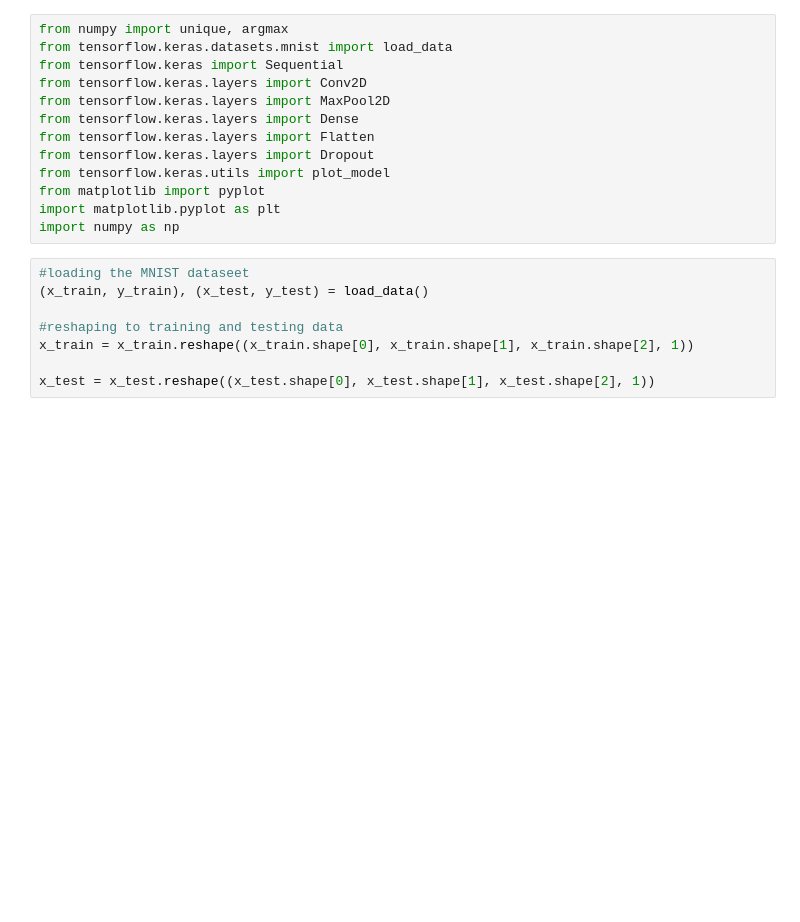
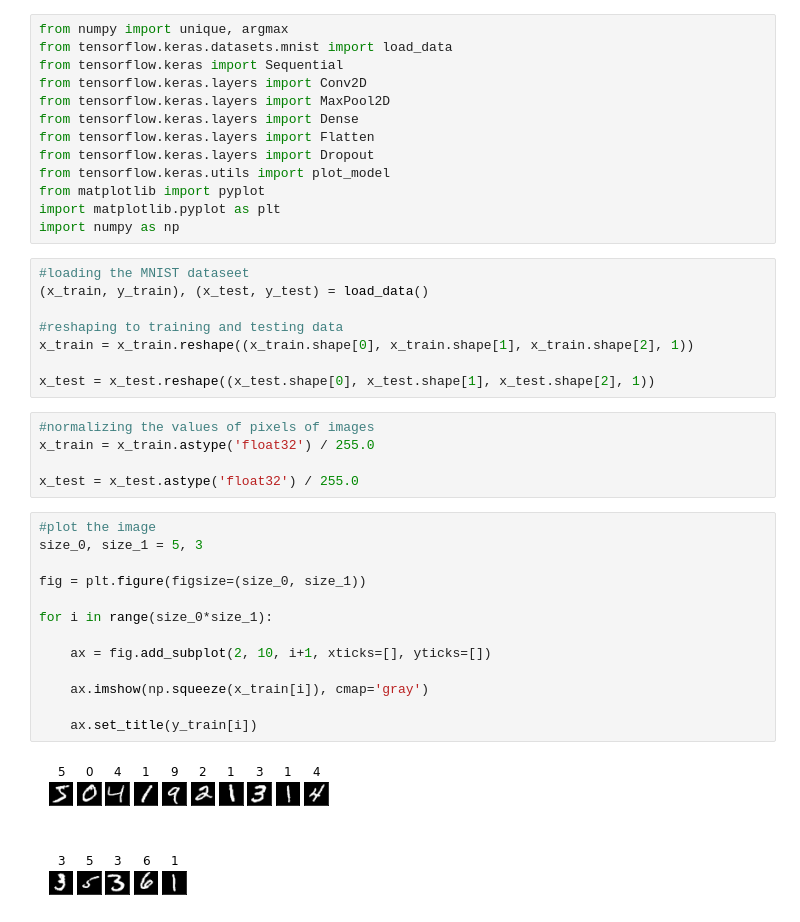
Before and after one commit to canlinzhang/ESCL, a Jupyter notebook: code/test_new_CNN.ipynb, the cells around one changed output. Saved outputs shown, nothing was run; the diff lists cells and outputs as text; blank space fills up the shorter version.

```diff
--- a/code/test_new_CNN.ipynb
+++ b/code/test_new_CNN.ipynb
@@ -19,3 +36,23 @@ import numpy as np
 x_train = x_train.reshape((x_train.shape[0], x_train.shape[1], x_train.shape[2], 1))
 
 x_test = x_test.reshape((x_test.shape[0], x_test.shape[1], x_test.shape[2], 1))
+# %%
+#normalizing the values of pixels of images
+x_train = x_train.astype('float32') / 255.0
+
+x_test = x_test.astype('float32') / 255.0
+# %%
+#plot the image
+size_0, size_1 = 5, 3
+
+fig = plt.figure(figsize=(size_0, size_1))
+
+for i in range(size_0*size_1):
+
+    ax = fig.add_subplot(2, 10, i+1, xticks=[], yticks=[])
+
+    ax.imshow(np.squeeze(x_train[i]), cmap='gray')
+
+    ax.set_title(y_train[i])
+# %% [output]
+[figure, added]
```
Also changed, not shown: parts of 11 cells of this notebook, 1 other file.
